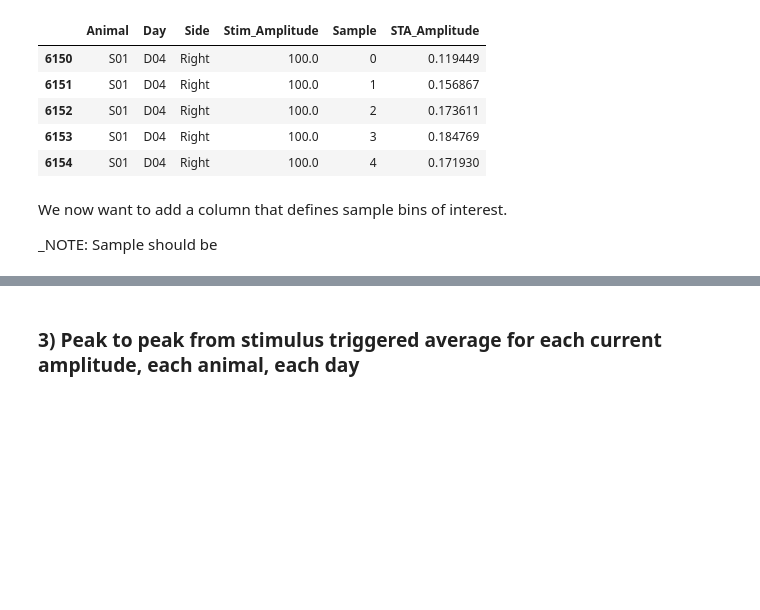
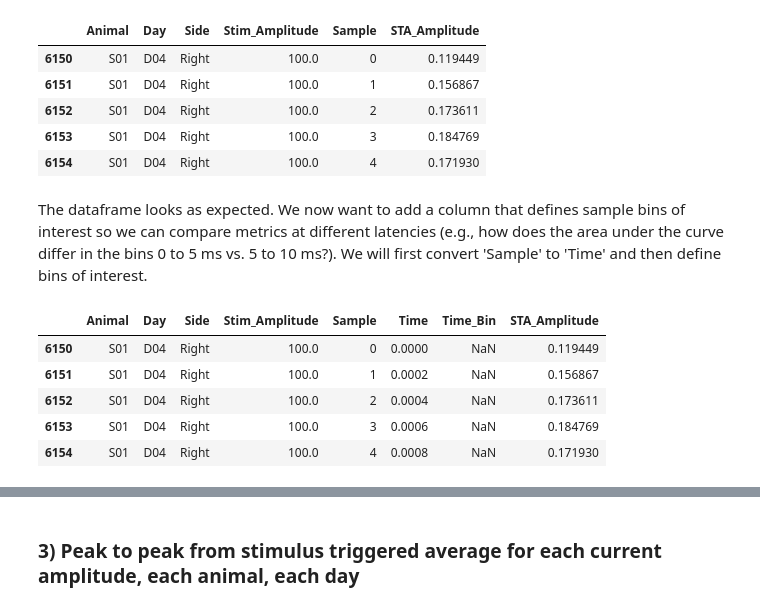
Before and after one commit to IanGMalone/Evoked_Potential_Analysis, a Jupyter notebook: Motor Evoked Potential Analyses.ipynb, the cells around one changed output, grey strips where cells are left out. Cells and saved outputs as stored; diff of their text form; code cells hidden in the pictures; blank space fills up the shorter version.

```diff
--- a/Motor Evoked Potential Analyses.ipynb
+++ b/Motor Evoked Potential Analyses.ipynb
@@ -74,7 +70,22 @@ df_sta.head()
 | 6152 | S01 | D04 | Right | 100.0 | 2 | 0.173611 |
 | 6153 | S01 | D04 | Right | 100.0 | 3 | 0.184769 |
 | 6154 | S01 | D04 | Right | 100.0 | 4 | 0.171930 |
-# %% [markdown]
-We now want to add a column that defines sample bins of interest.
-
-_NOTE: Sample should be
+# %% [markdown]
+The dataframe looks as expected. We now want to add a column that defines sample bins of interest so we can compare metrics at different latencies (e.g., how does the area under the curve differ in the bins 0 to 5 ms vs. 5 to 10 ms?). We will first convert 'Sample' to 'Time' and then define bins of interest.
+# %%
+sampling_frequency = 5000 # hertz
+df_sta['Time'] = df_sta['Sample']/sampling_frequency # create time column based on samples and sampling frequency
+
+bins = [0.001, 0.006, 0.011, 0.016, 0.021, 0.026] # define bins
+labels = ['1 to 6 ms', '6 to 11 ms', '11 to 16 ms', '16 to 21 ms', '21 to 26 ms'] # define bin labels
+df_sta['Time_Bin'] = pd.cut(df_sta['Time'], bins, labels=labels, right=False) # add Time_Bin column to dataframe
+df_sta = df_sta.reindex(columns=['Animal', 'Day', 'Side', 'Stim_Amplitude', 'Sample', 'Time', 'Time_Bin', 'STA_Amplitude'])
+
+df_sta.head()
+# %% [output]
+|  | Animal | Day | Side | Stim_Amplitude | Sample | Time | Time_Bin | STA_Amplitude |
+| 6150 | S01 | D04 | Right | 100.0 | 0 | 0.0000 | NaN | 0.119449 |
+| 6151 | S01 | D04 | Right | 100.0 | 1 | 0.0002 | NaN | 0.156867 |
+| 6152 | S01 | D04 | Right | 100.0 | 2 | 0.0004 | NaN | 0.173611 |
+| 6153 | S01 | D04 | Right | 100.0 | 3 | 0.0006 | NaN | 0.184769 |
+| 6154 | S01 | D04 | Right | 100.0 | 4 | 0.0008 | NaN | 0.171930 |
```
Also changed, not shown: parts of 5 cells of this notebook.
